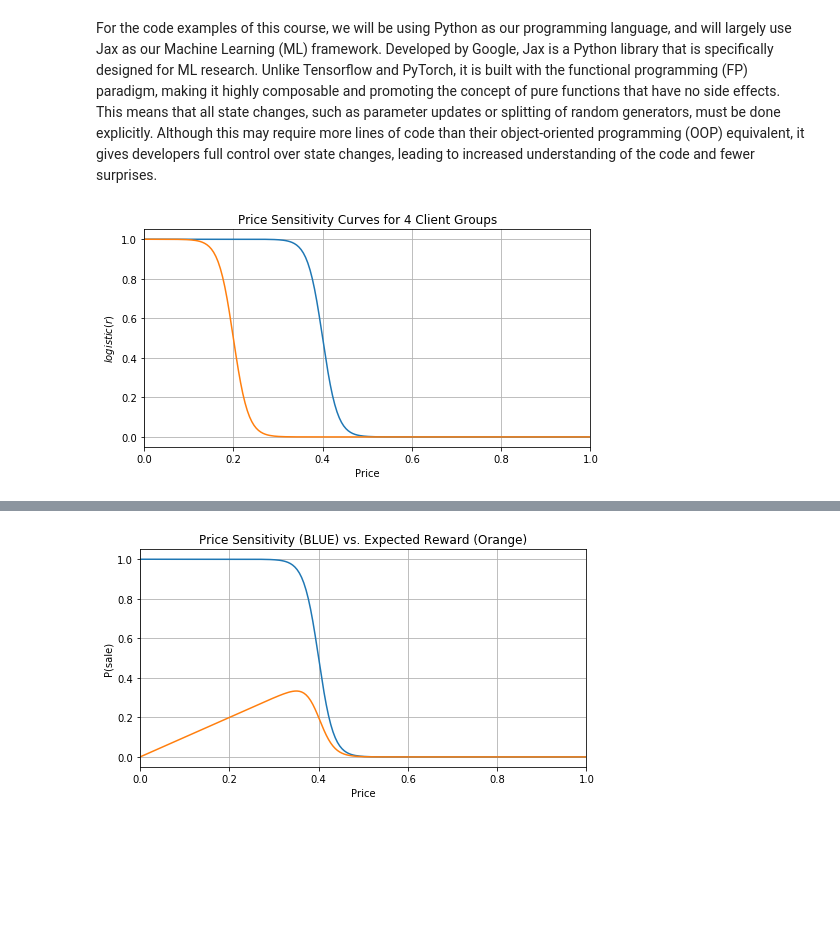
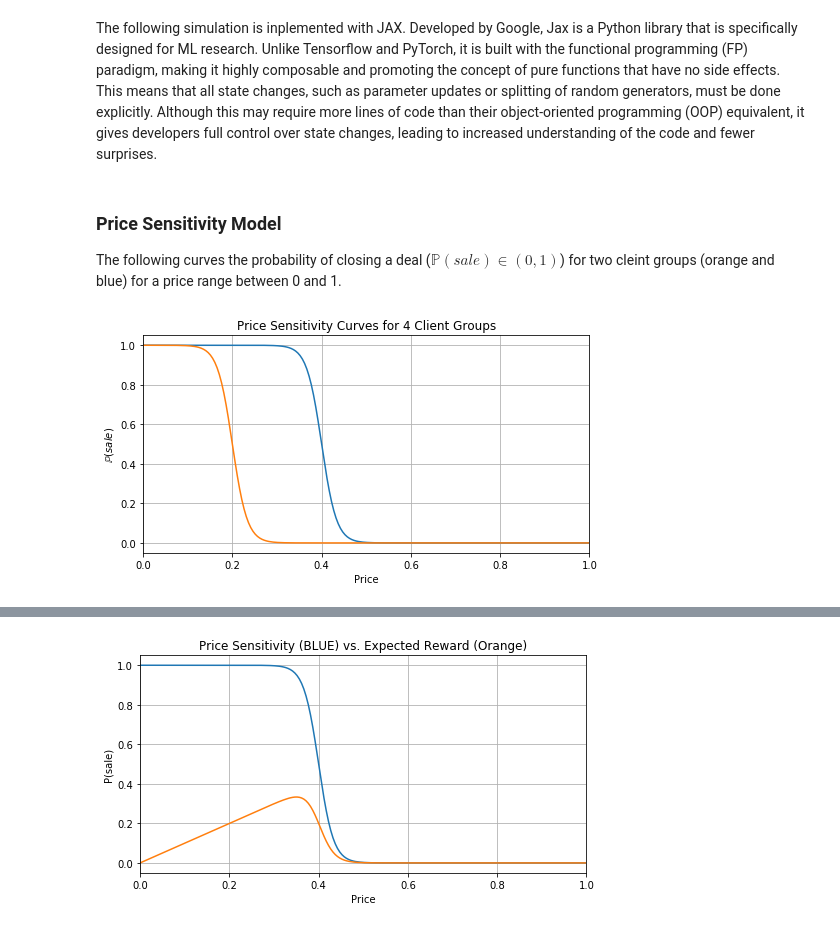
Before and after one commit to xanmendelsohn/Dynamic-Pricing-with-Reinforcement-Learning, a Jupyter notebook: multi-arm-bandits-JAX.ipynb, the cells around one changed output, grey strips where cells are left out. Cells and saved outputs as stored; diff of their text form; code cells hidden in the pictures; blank space fills up the shorter version.

Commit message:
functions moved to modules

```diff
--- a/multi-arm-bandits-JAX.ipynb
+++ b/multi-arm-bandits-JAX.ipynb
@@ -7,4 +4,4 @@ This is the code accompaning my [blog post](https://medium.com/@Lando-L/beyond-t
 # %% [markdown]
-For the code examples of this course, we will be using Python as our programming language, and will largely use Jax as our Machine Learning (ML) framework. Developed by Google, Jax is a Python library that is specifically designed for ML research. Unlike Tensorflow and PyTorch, it is built with the functional programming (FP) paradigm, making it highly composable and promoting the concept of pure functions that have no side effects. This means that all state changes, such as parameter updates or splitting of random generators, must be done explicitly. Although this may require more lines of code than their object-oriented programming (OOP) equivalent, it gives developers full control over state changes, leading to increased understanding of the code and fewer surprises.
+The following simulation is inplemented with JAX. Developed by Google, Jax is a Python library that is specifically designed for ML research. Unlike Tensorflow and PyTorch, it is built with the functional programming (FP) paradigm, making it highly composable and promoting the concept of pure functions that have no side effects. This means that all state changes, such as parameter updates or splitting of random generators, must be done explicitly. Although this may require more lines of code than their object-oriented programming (OOP) equivalent, it gives developers full control over state changes, leading to increased understanding of the code and fewer surprises.
 # %%
 import jax
@@ -39,24 +40,21 @@ FEATURE_SPACE = jnp.asarray([jnp.asarray([0,1]), jnp.asarray([1,0])], dtype=jnp.
 PRICE_SENSITIVITY_PARMS = [[3,-0.1], [3,-0.3]]
+# %% [markdown]
+### Price Sensitivity Model
+
+The following curves the probability of closing a deal ($\mathbb{P}(sale) \in (0,1)$) for two cleint groups (orange and blue) for a price range between 0 and 1.
 # %%
-def price_sensitivity_curve(r, a, b):
-    # a: slope
-    # b: horizontal shift
-    # scaling to (0,1) space
-    r = a*20*(r-0.5-b)
-    return 1-(1 / (1 + jnp.exp(-r)))
-
 FS = (8, 4)  # figure size
 r = jnp.linspace(0, 1, 200)
 _, ax = plt.subplots(figsize=FS)
-plt.plot(r, price_sensitivity_curve(r, PRICE_SENSITIVITY_PARMS[0][0], PRICE_SENSITIVITY_PARMS[0][1]))
+plt.plot(r, ps.price_sensitivity_curve(r, PRICE_SENSITIVITY_PARMS[0][0], PRICE_SENSITIVITY_PARMS[0][1]))
 
-plt.plot(r, price_sensitivity_curve(r, PRICE_SENSITIVITY_PARMS[1][0], PRICE_SENSITIVITY_PARMS[1][1]))
+plt.plot(r, ps.price_sensitivity_curve(r, PRICE_SENSITIVITY_PARMS[1][0], PRICE_SENSITIVITY_PARMS[1][1]))
 
-#plt.plot(r, price_sensitivity_curve(r, PRICE_SENSITIVITY_PARMS[2][0], PRICE_SENSITIVITY_PARMS[2][1]))
+#plt.plot(r, ps.price_sensitivity_curve(r, PRICE_SENSITIVITY_PARMS[2][0], PRICE_SENSITIVITY_PARMS[2][1]))
 
-#plt.plot(r, price_sensitivity_curve(r, PRICE_SENSITIVITY_PARMS[3][0], PRICE_SENSITIVITY_PARMS[3][1]))
+#plt.plot(r, ps.price_sensitivity_curve(r, PRICE_SENSITIVITY_PARMS[3][0], PRICE_SENSITIVITY_PARMS[3][1]))
 ax.grid()
-_ = ax.set(xlabel="Price", ylabel="$logistic(r)$", title="Price Sensitivity Curves for 4 Client Groups")
+_ = ax.set(xlabel="Price", ylabel="$\mathbb{P}(sale)$", title="Price Sensitivity Curves for 4 Client Groups")
 _ = ax.set_xlim(0, 1)
 # %% [output]
-[figure, old version]
+[figure, new version]
```
Also changed, not shown: parts of 26 cells of this notebook, 4 other files.
